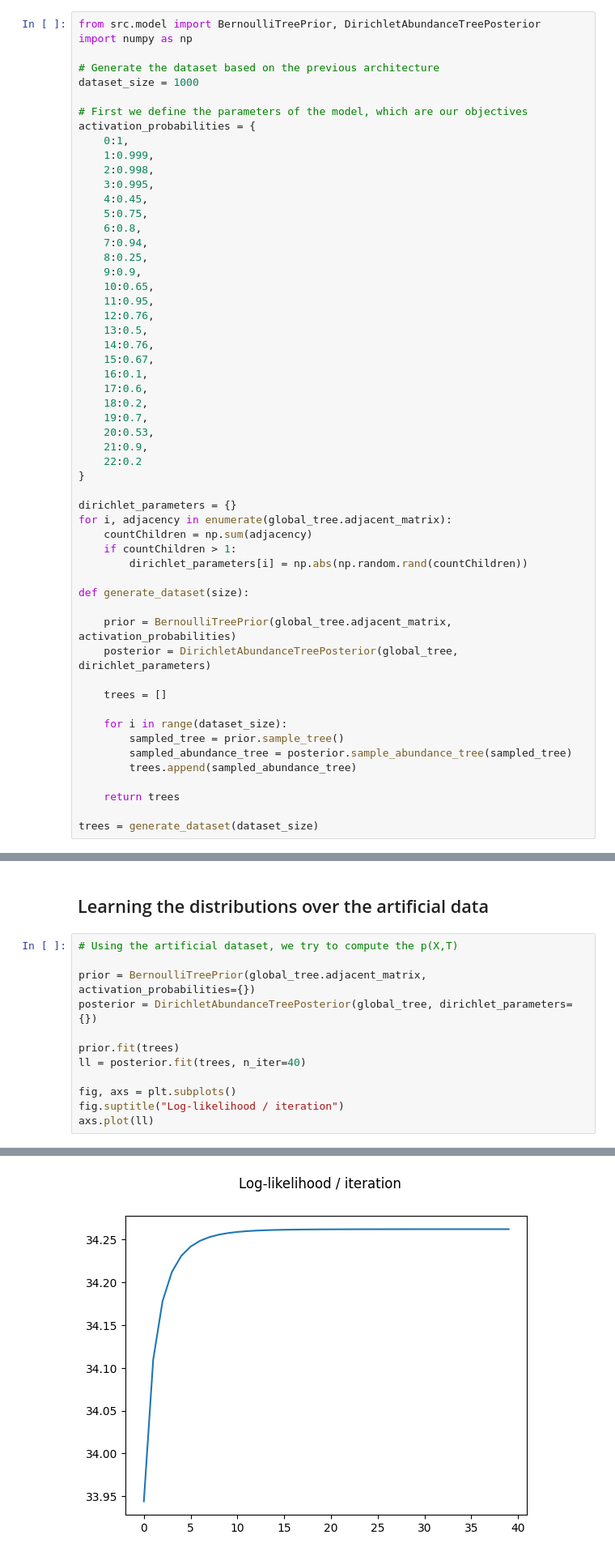
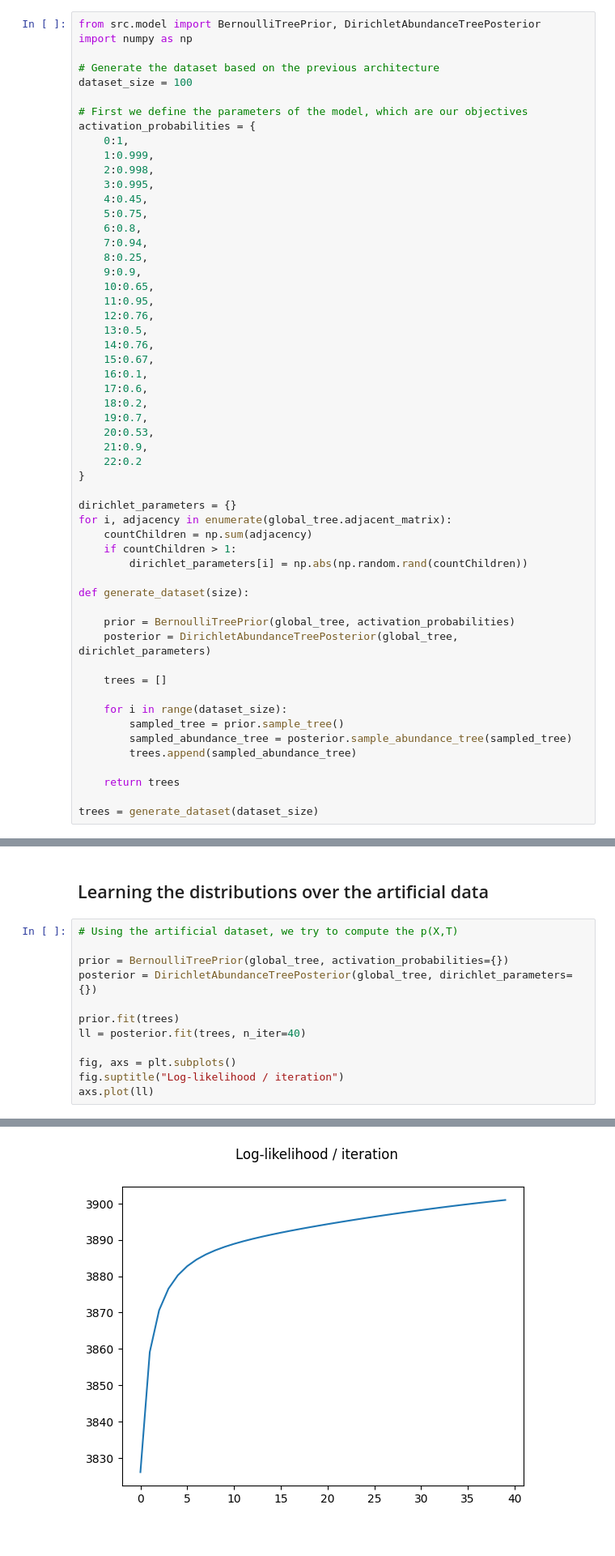
Before and after one commit to AlexandreChaussard/Stage-Microbiote, a Jupyter notebook: Microbiota-Generative-Models/src/playground/bernoulli_tree/benchmark_bernoulli_tree.ipynb, the cells around one changed output, grey strips where cells are left out. Shown at 81% size. Cells and saved outputs as stored; diff of their text form.

```diff
--- a/Microbiota-Generative-Models/src/playground/bernoulli_tree/benchmark_bernoulli_tree.ipynb
+++ b/Microbiota-Generative-Models/src/playground/bernoulli_tree/benchmark_bernoulli_tree.ipynb
@@ -46,7 +46,7 @@ from src.model import BernoulliTreePrior, DirichletAbundanceTreePosterior
 import numpy as np
 
 # Generate the dataset based on the previous architecture
-dataset_size = 1000
+dataset_size = 100
 
 # First we define the parameters of the model, which are our objectives
 activation_probabilities = {
@@ -83,7 +83,7 @@ for i, adjacency in enumerate(global_tree.adjacent_matrix):
 
 def generate_dataset(size):
 
-    prior = BernoulliTreePrior(global_tree.adjacent_matrix, activation_probabilities)
+    prior = BernoulliTreePrior(global_tree, activation_probabilities)
     posterior = DirichletAbundanceTreePosterior(global_tree, dirichlet_parameters)
 
     trees = []
@@ -110,7 +110,7 @@ plt.show()
 # %%
 # Using the artificial dataset, we try to compute the p(X,T)
 
-prior = BernoulliTreePrior(global_tree.adjacent_matrix, activation_probabilities={})
+prior = BernoulliTreePrior(global_tree, activation_probabilities={})
 posterior = DirichletAbundanceTreePosterior(global_tree, dirichlet_parameters={})
 
 prior.fit(trees)
@@ -140,5 +140,5 @@ Fitting DirichletAbundanceTree - Likelihood: 34.26199248504868
 [<matplotlib.lines.Line2D at 0x...>]
-[figure, old version]
+[figure, new version]
 # %% [markdown]
 We repeat the experiments a several times to look at the general convergence profile.
 # %%
```
Also changed, not shown: parts of 8 cells of this notebook, 3 other files.
